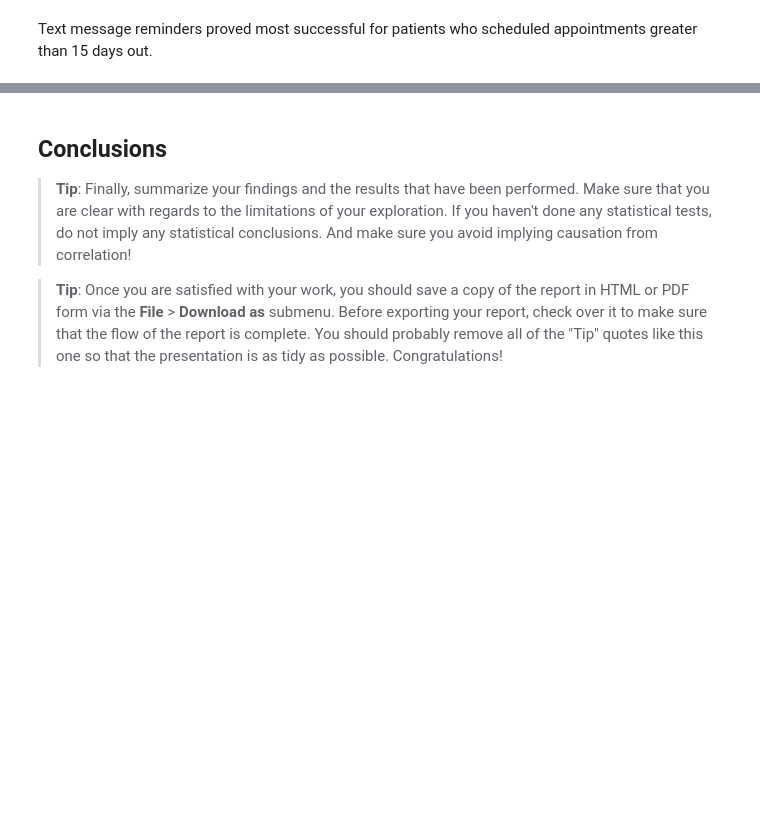
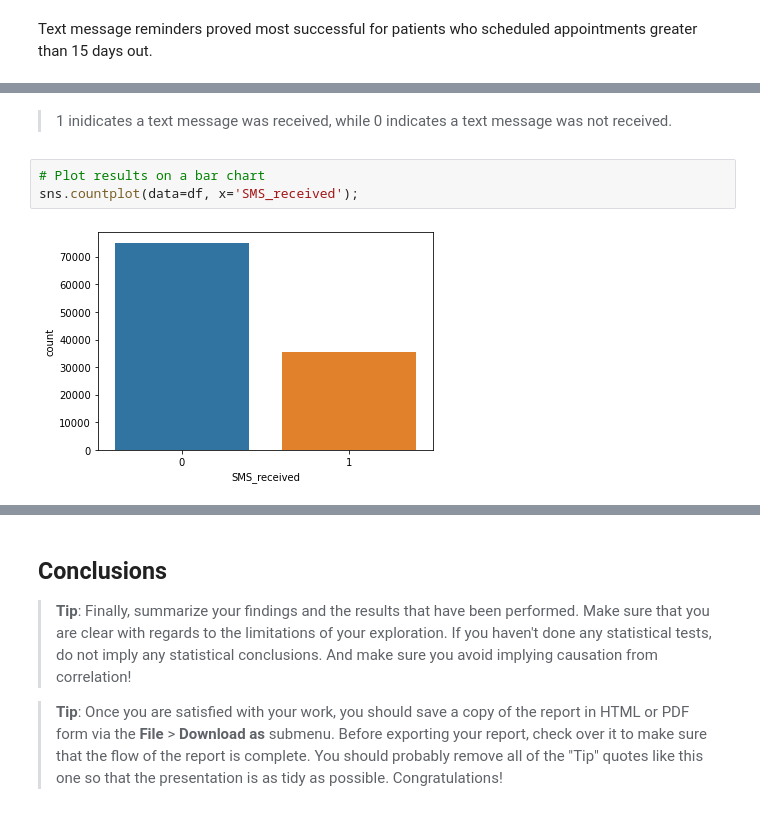
Before and after one commit to aaronschnider/medical-appointment-no-shows, a Jupyter notebook: Project - Medical Appointment No-Shows Analysis.ipynb, the cells around one changed output, grey strips where cells are left out. Cells and saved outputs as stored; diff of their text form; blank space fills up the shorter version.

Commit message:
add sms text message reminder analysis

```diff
--- a/Project - Medical Appointment No-Shows Analysis.ipynb
+++ b/Project - Medical Appointment No-Shows Analysis.ipynb
@@ -408,0 +400,7 @@ Text message reminders proved most successful for patients who scheduled appoint
+# %% [markdown]
+> 1 inidicates a text message was received, while 0 indicates a text message was not received.
+# %%
+# Plot results on a bar chart
+sns.countplot(data=df, x='SMS_received');
+# %% [output]
+[figure, added]
```
Also changed, not shown: parts of 18 cells of this notebook.
